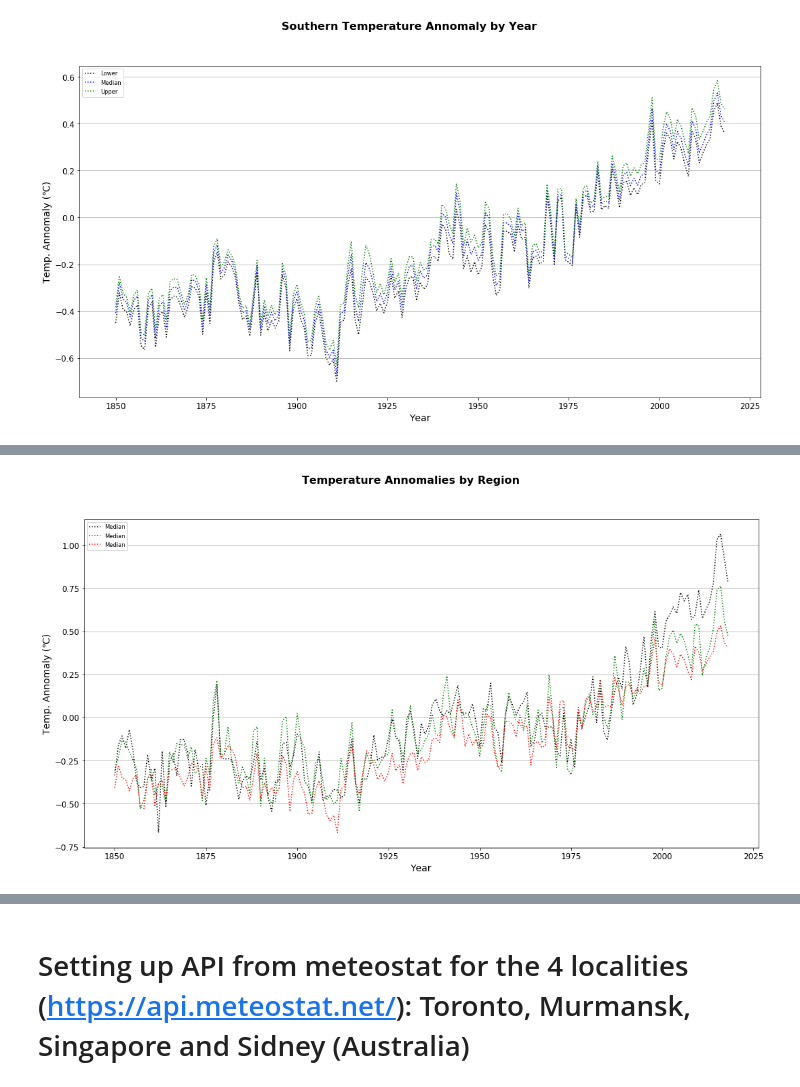
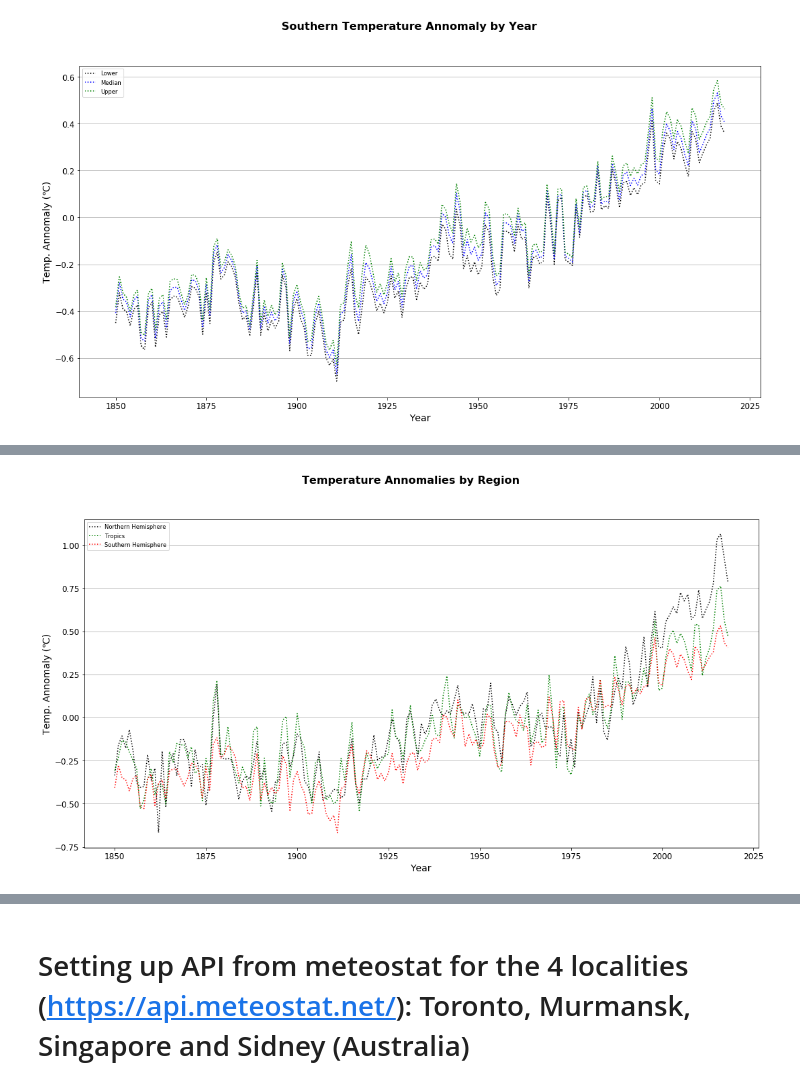
Before and after one commit to jnnhuynh-web/Project-1, a Jupyter notebook: Reference/Master Jupyter/Master File.ipynb, the cells around one changed output, grey strips where cells are left out. Cells and saved outputs as stored; diff of their text form; code cells hidden in the pictures.

```diff
--- a/Reference/Master Jupyter/Master File.ipynb
+++ b/Reference/Master Jupyter/Master File.ipynb
@@ -215,35 +194,35 @@ tempannomaly_northern
 # %%
 # Generating dataframes for 3 regions and to plot the mean temprature annomaly by region
 
 
 # Plot
 fig, (ax2) = plt.subplots()
 fig.suptitle("Temperature Annomalies by Region", fontsize=16, fontweight="bold")
 fig.set_size_inches(18.5, 10.5)
 
-ax2.plot(tempannomaly_northern["Year"], tempannomaly_northern["Median"],color="black",linestyle = ":",Label = "Northern Hemisphere")
+ax2.plot(tempannomaly_northern["Year"], tempannomaly_northern["Median"],color="black",linestyle = ":",label = "Northern Hemisphere")
 
 ax2.plot(tempannomaly_tropics["Year"], tempannomaly_tropics["Median"],color="green",
-         linestyle = ":", Label = "Tropics")
+         linestyle = ":", label = "Tropics")
 
 ax2.plot(tempannomaly_southern["Year"], tempannomaly_southern["Median"],color="red",
-         linestyle = ":", Label = "Southern Hemisphere")
+         linestyle = ":", label = "Southern Hemisphere")
 
 ax2.set_ylabel("Temp. Annomaly (℃)",size=14)
 ax2.set_xlabel("Year",size=14)
 ax2.yaxis.grid()
 fig.set_figheight(9)
 fig.set_figwidth(18)
 plt.xticks(size=12)
 plt.yticks(size=12)
 
 plt.legend(loc="best", fontsize="small", fancybox=True)
 
 # Save the plot
 
 plt.savefig("Region_Temp_Annomaly.png")
 # %% [output]
-[figure, old version]
+[figure, new version]
 # %%
 # Generating dataframes for 3 regions and only for 2000 and onwards
 
```
Also changed, not shown: parts of 12 cells of this notebook, 4 other files.
